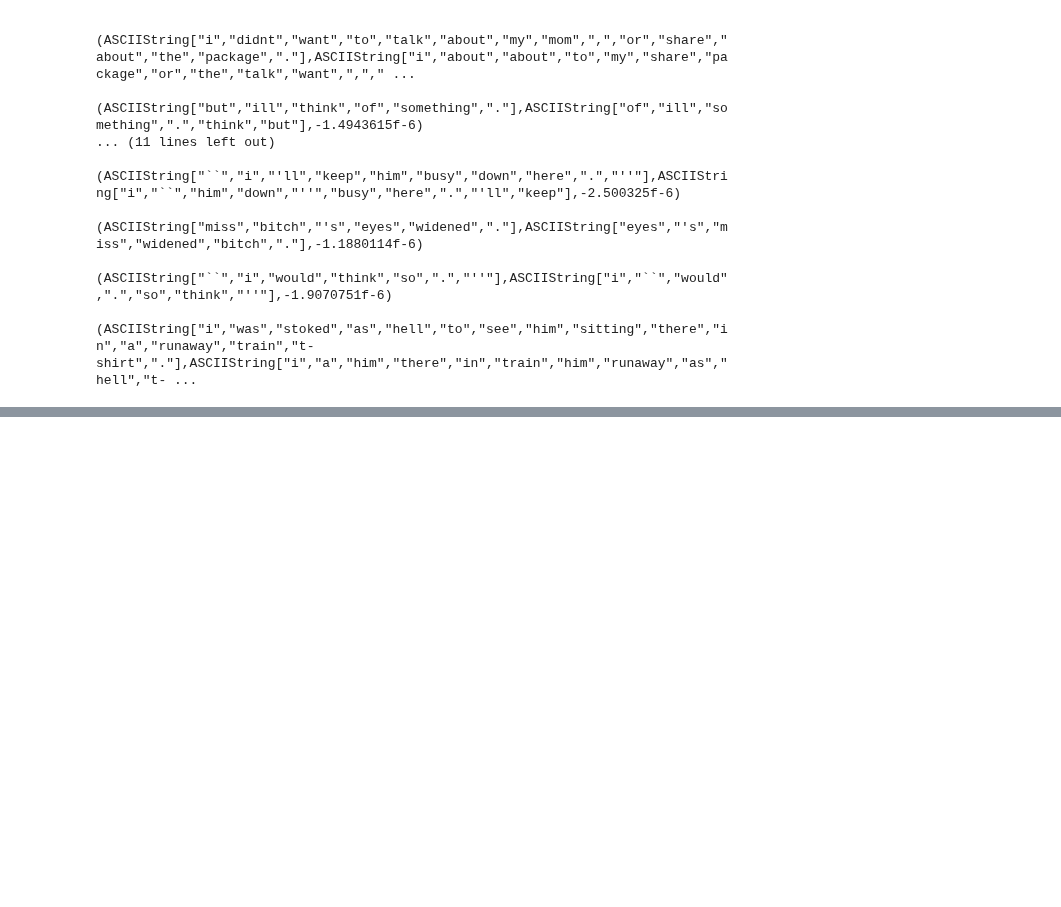
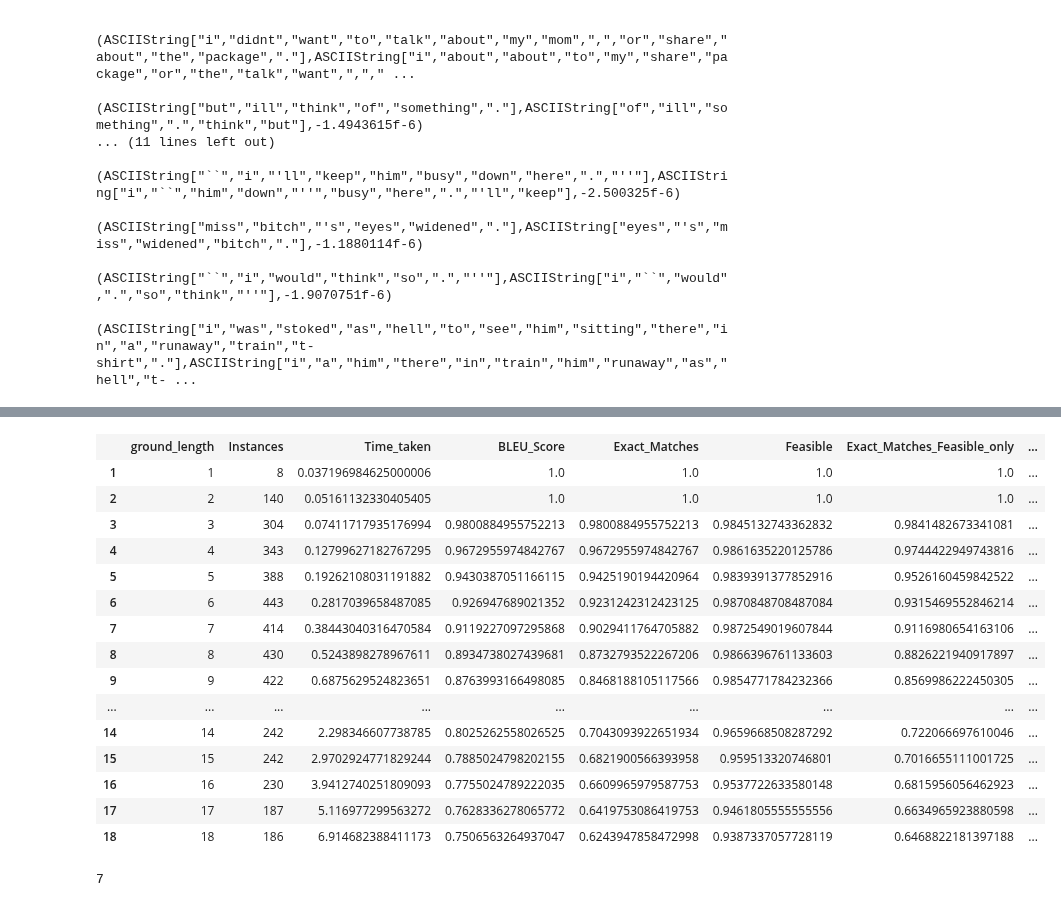
Before and after one commit to oxinabox/phd, a Jupyter notebook: prototypes/SumOfWordEmbeddings/ResAna.ipynb, the cells around one changed output, grey strips where cells are left out. Cells and saved outputs as stored; diff of their text form; code cells hidden in the pictures; blank space fills up the shorter version.

```diff
--- a/prototypes/SumOfWordEmbeddings/ResAna.ipynb
+++ b/prototypes/SumOfWordEmbeddings/ResAna.ipynb
@@ -371,0 +454,24 @@ ordering_res
+# %%
+cum_means(ordering_length_res)
+# %% [output]
+|  | ground_length | Instances | Time_taken | BLEU_Score | Exact_Matches | Feasible | Exact_Matches_Feasible_only | ... |
+| 1 | 1 | 8 | 0.037196984625000006 | 1.0 | 1.0 | 1.0 | 1.0 | ... |
+| 2 | 2 | 140 | 0.05161132330405405 | 1.0 | 1.0 | 1.0 | 1.0 | ... |
+| 3 | 3 | 304 | 0.07411717935176994 | 0.9800884955752213 | 0.9800884955752213 | 0.9845132743362832 | 0.9841482673341081 | ... |
+| 4 | 4 | 343 | 0.12799627182767295 | 0.9672955974842767 | 0.9672955974842767 | 0.9861635220125786 | 0.9744422949743816 | ... |
+| 5 | 5 | 388 | 0.19262108031191882 | 0.9430387051166115 | 0.9425190194420964 | 0.9839391377852916 | 0.9526160459842522 | ... |
+| 6 | 6 | 443 | 0.2817039658487085 | 0.926947689021352 | 0.9231242312423125 | 0.9870848708487084 | 0.9315469552846214 | ... |
+| 7 | 7 | 414 | 0.38443040316470584 | 0.9119227097295868 | 0.9029411764705882 | 0.9872549019607844 | 0.9116980654163106 | ... |
+| 8 | 8 | 430 | 0.5243898278967611 | 0.8934738027439681 | 0.8732793522267206 | 0.9866396761133603 | 0.8826221940917897 | ... |
+| 9 | 9 | 422 | 0.6875629524823651 | 0.8763993166498085 | 0.8468188105117566 | 0.9854771784232366 | 0.8569986222450305 | ... |
+| ... | ... | ... | ... | ... | ... | ... | ... | ... |
+| 14 | 14 | 242 | 2.298346607738785 | 0.8025262558026525 | 0.7043093922651934 | 0.9659668508287292 | 0.722066697610046 | ... |
+| 15 | 15 | 242 | 2.9702924771829244 | 0.7885024798202155 | 0.6821900566393958 | 0.959513320746801 | 0.7016655111001725 | ... |
+| 16 | 16 | 230 | 3.9412740251809093 | 0.7755024789222035 | 0.6609965979587753 | 0.9537722633580148 | 0.6815956056462923 | ... |
+| 17 | 17 | 187 | 5.116977299563272 | 0.7628336278065772 | 0.6419753086419753 | 0.9461805555555556 | 0.6634965923880598 | ... |
+| 18 | 18 | 186 | 6.914682388411173 | 0.7506563264937047 | 0.6243947858472998 | 0.9387337057728119 | 0.6468822181397188 | ... |
+# %%
+a=0
+5+(a+=2)
+# %% [output]
+7
```
Also changed, not shown: parts of 41 cells of this notebook, 4 other files.
